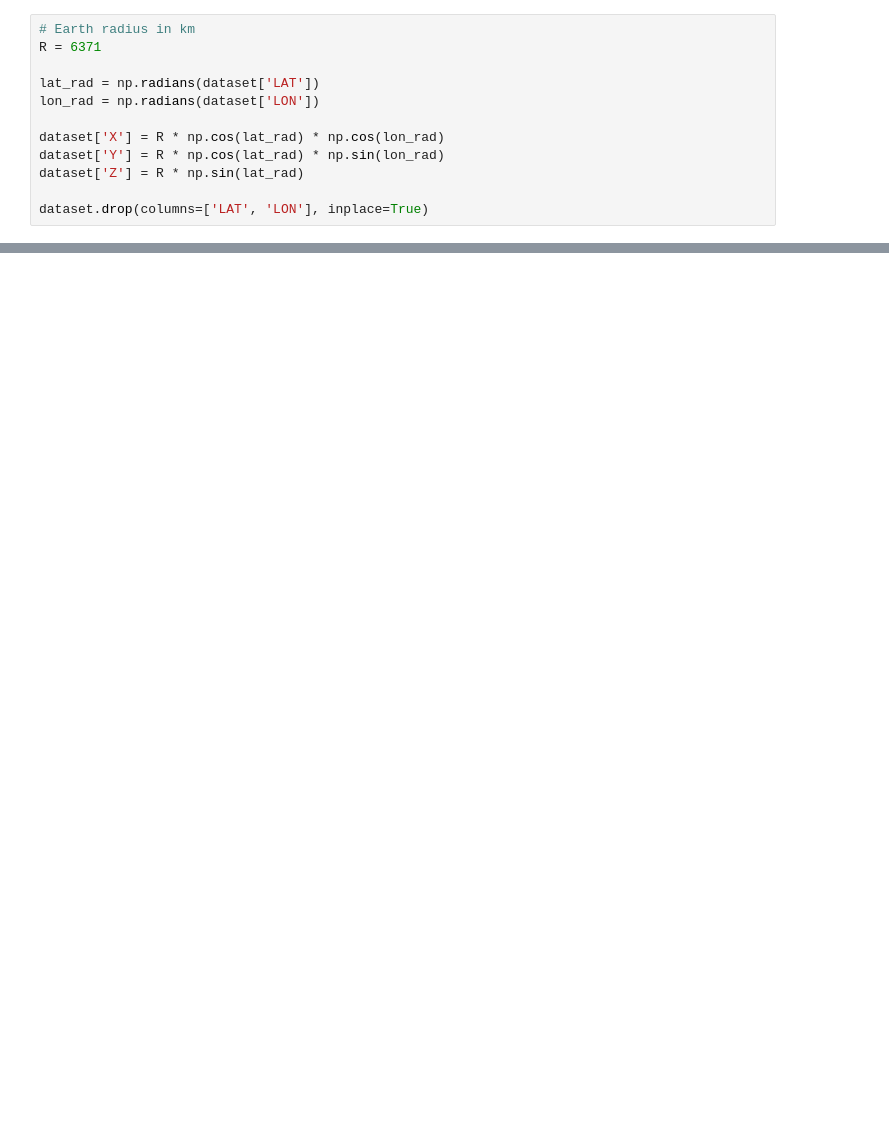
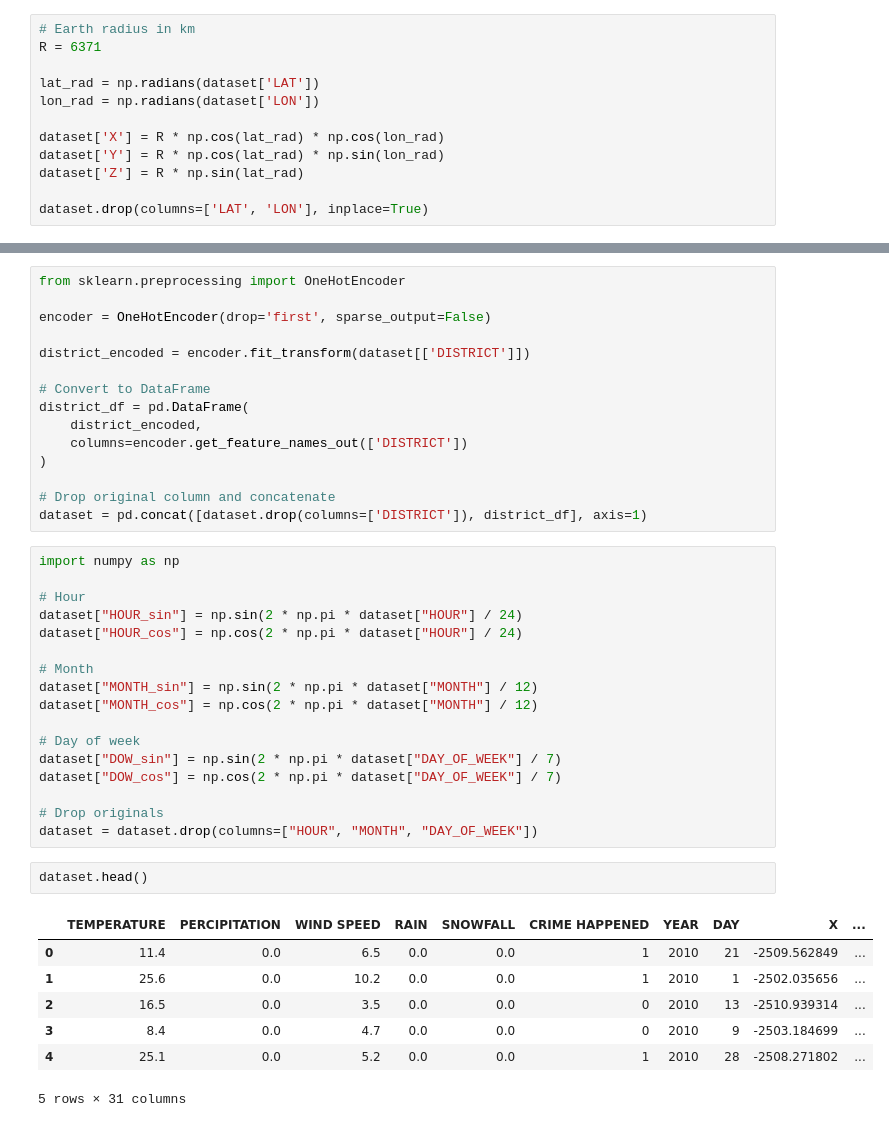
Before and after one commit to MilenaM06/LA-Crime-Analysis, a Jupyter notebook: notebooks/8_3_crime_prediction.ipynb, the cells around one changed output, grey strips where cells are left out. Cells and saved outputs as stored; diff of their text form; blank space fills up the shorter version.

Commit message:
update crime prediction

```diff
--- a/notebooks/8_3_crime_prediction.ipynb
+++ b/notebooks/8_3_crime_prediction.ipynb
@@ -142,3 +142,45 @@ dataset.head()
 | 2 | 6 | 16.5 | 0.0 | 3.5 | 0.0 | 0.0 | 0 | 2010 | 8 | ... |
 | 3 | 4 | 8.4 | 0.0 | 4.7 | 0.0 | 0.0 | 0 | 2010 | 2 | ... |
 | 4 | 5 | 25.1 | 0.0 | 5.2 | 0.0 | 0.0 | 1 | 2010 | 9 | ... |
+# %%
+from sklearn.preprocessing import OneHotEncoder
+
+encoder = OneHotEncoder(drop='first', sparse_output=False)
+
+district_encoded = encoder.fit_transform(dataset[['DISTRICT']])
+
+# Convert to DataFrame
+district_df = pd.DataFrame(
+    district_encoded,
+    columns=encoder.get_feature_names_out(['DISTRICT'])
+)
+
+# Drop original column and concatenate
+dataset = pd.concat([dataset.drop(columns=['DISTRICT']), district_df], axis=1)
+# %%
+import numpy as np
+
+# Hour
+dataset["HOUR_sin"] = np.sin(2 * np.pi * dataset["HOUR"] / 24)
+dataset["HOUR_cos"] = np.cos(2 * np.pi * dataset["HOUR"] / 24)
+
+# Month
+dataset["MONTH_sin"] = np.sin(2 * np.pi * dataset["MONTH"] / 12)
+dataset["MONTH_cos"] = np.cos(2 * np.pi * dataset["MONTH"] / 12)
+
+# Day of week
+dataset["DOW_sin"] = np.sin(2 * np.pi * dataset["DAY_OF_WEEK"] / 7)
+dataset["DOW_cos"] = np.cos(2 * np.pi * dataset["DAY_OF_WEEK"] / 7)
+
+# Drop originals
+dataset = dataset.drop(columns=["HOUR", "MONTH", "DAY_OF_WEEK"])
+# %%
+dataset.head()
+# %% [output]
+|  | TEMPERATURE | PERCIPITATION | WIND SPEED | RAIN | SNOWFALL | CRIME HAPPENED | YEAR | DAY | X | ... |
+| 0 | 11.4 | 0.0 | 6.5 | 0.0 | 0.0 | 1 | 2010 | 21 | -2509.562849 | ... |
+| 1 | 25.6 | 0.0 | 10.2 | 0.0 | 0.0 | 1 | 2010 | 1 | -2502.035656 | ... |
+| 2 | 16.5 | 0.0 | 3.5 | 0.0 | 0.0 | 0 | 2010 | 13 | -2510.939314 | ... |
+| 3 | 8.4 | 0.0 | 4.7 | 0.0 | 0.0 | 0 | 2010 | 9 | -2503.184699 | ... |
+| 4 | 25.1 | 0.0 | 5.2 | 0.0 | 0.0 | 1 | 2010 | 28 | -2508.271802 | ... |
+5 rows × 31 columns
```
Also changed, not shown: parts of 5 cells of this notebook.
